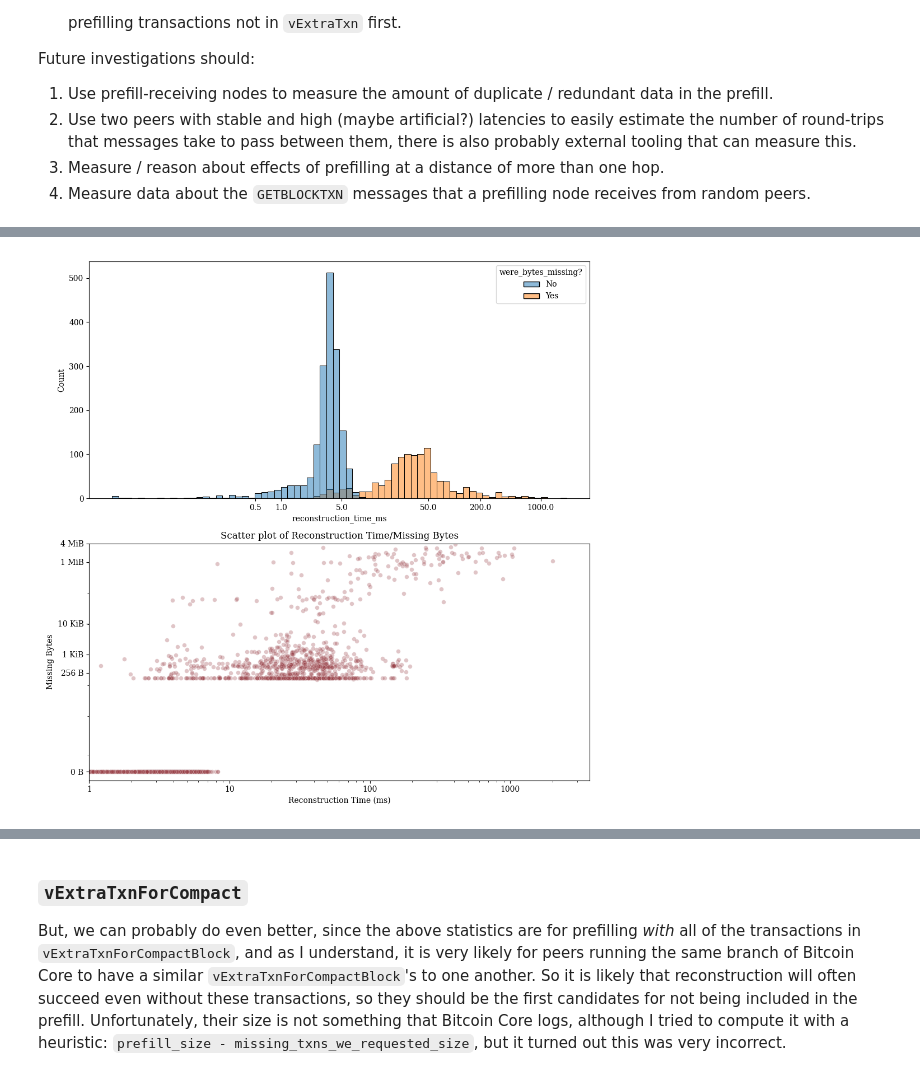
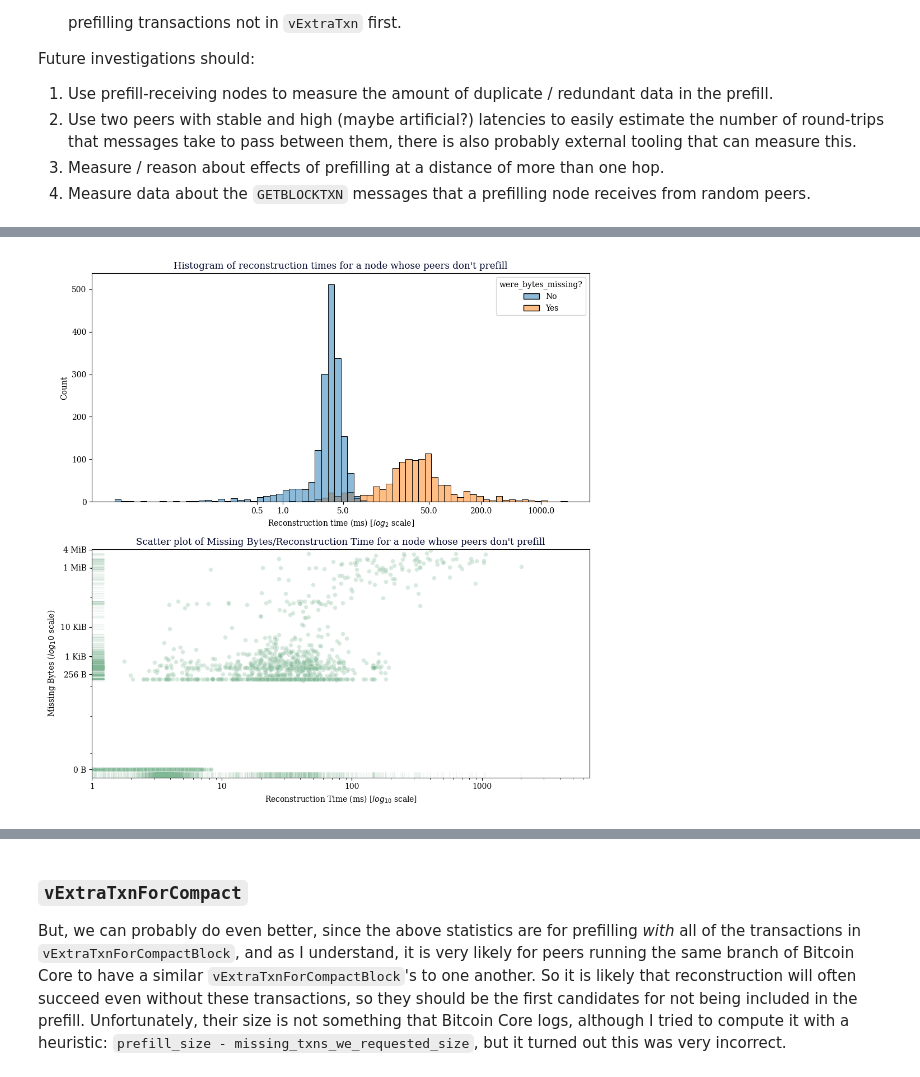
Before and after one commit to davidgumberg/logkicker, a Jupyter notebook: compactblocks/2025-07-11-first-report/Prefilling.ipynb, the cells around one changed output, grey strips where cells are left out. Drawn from its saved outputs; the diff is of its cells as text; code cells hidden in the pictures.

Commit message:
Add stats and plots functions to ipynb

```diff
--- a/compactblocks/2025-07-11-first-report/Prefilling.ipynb
+++ b/compactblocks/2025-07-11-first-report/Prefilling.ipynb
@@ -236,40 +364,42 @@ Avg reconstruction time: 25.741588ms
 # %%
 # Plot reconstruction time histogram and bytesmissing/reconstructiontime scatterplot
-histcolor = "#749940"
-prefiller_received['reconstruction_time_ms'] = prefiller_received['reconstruction_time_ns'] / 1_000_000
-prefiller_received['were_bytes_missing?'] = np.where(prefiller_received['bytes_missing'] > 0, 'Yes', 'No')
+def plot_reconstruction_histogram_and_scatterplot(received, title):
+    histcolor = "#749940"
+    received['reconstruction_time_ms'] = received['reconstruction_time_ns'] / 1_000_000
+    received['were_bytes_missing?'] = np.where(received['bytes_missing'] > 0, 'Yes', 'No')
 
-f, [ax1, ax2] = plt.subplots(2, figsize=(10,10), tight_layout=True)
-# Histplot on top
-sns.histplot(data=prefiller_received, x='reconstruction_time_ms', hue='were_bytes_missing?', ax=ax1, color=histcolor, log_scale=2, bins=70)
-ax1.xaxis.set_major_formatter(mpl.ticker.ScalarFormatter())
-ax1.set_xticks([0.5, 1, 5, 50, 200, 1000])
-cursor = Cursor(ax1, useblit=True, color='red', linewidth=1, alpha=0.1)
+    f, [ax1, ax2] = plt.subplots(2, figsize=(10,10), tight_layout=True)
+    # Histplot on top
+    sns.histplot(data=received, x='reconstruction_time_ms', hue='were_bytes_missing?', ax=ax1, color=histcolor, log_scale=2, bins=70)
+    ax1.xaxis.set_major_formatter(mpl.ticker.ScalarFormatter())
+    ax1.set_xticks([0.5, 1, 5, 50, 200, 1000])
+    ax1.set_title(f'Histogram of reconstruction times for {title}', fontdict=font)
+    ax1.xaxis.set_label_text('Reconstruction time (ms) [$log_{2}$ scale]')
 
-# Scatterplot on bottom "
-scattercolor = "#994047"
-xticks = [1, 10, 50, 100, 1000]
-yticks_bytes = [0, 256, 1024, 10*1024, 1024*1024, 4*1024*1024] # 256B, 1KB, 10KB, 100KB, 1MB, 4MB
-ytick_labels = ['0 B', '256 B', '1 KiB', '10 KiB', '1 MiB', '4 MiB']
-sns.scatterplot(data=prefiller_received, x='reconstruction_time_ms', y='bytes_missing',
-                ax=ax2, color=scattercolor, alpha=0.3, s=30)
+    # Scatterplot on bottom "
+    scattercolor = "#80b895"
+    xticks = [1, 10, 50, 100, 1000]
+    yticks_bytes = [0, 256, 1024, 10*1024, 1024*1024, 4*1024*1024] # 256B, 1KB, 10KB, 100KB, 1MB, 4MB
+    ytick_labels = ['0 B', '256 B', '1 KiB', '10 KiB', '1 MiB', '4 MiB']
+    sns.scatterplot(data=received, x='reconstruction_time_ms', y='bytes_missing',
+                    ax=ax2, color=scattercolor, alpha=0.3, s=30)
+    sns.rugplot(data=received, x='reconstruction_time_ms', y='bytes_missing',
+                    ax=ax2, color=scattercolor, alpha=0.1)
 
+    ax2.set_title(f'Scatter plot of Missing Bytes/Reconstruction Time for {title}',fontdict=font)
+    ax2.set_xlabel('Reconstruction Time (ms) [$log_{10}$ scale]')
+    ax2.set_xticks(xticks)
+    ax2.set_xscale('log')
+    ax2.set_xlim(left=1)
+    ax2.xaxis.set_major_formatter(mpl.ticker.ScalarFormatter())
 
-ax2.set_title('Scatter plot of Reconstruction Time/Missing Bytes')
+    ax2.yaxis.set_major_formatter(mpl.ticker.ScalarFormatter())
+    ax2.set_ylim(-0.5)
+    ax2.set_ylabel('Missing Bytes ($log_10$ scale)')
+    ax2.set_yscale('symlog')
+    ax2.set_yticks(yticks_bytes)
+    ax2.set_yticklabels(ytick_labels)
 
-ax2.set_xlabel('Reconstruction Time (ms)')
-ax2.set_xticks(xticks)
-ax2.set_xscale('log')
-ax2.set_xlim(left=1)
-ax2.xaxis.set_major_formatter(mpl.ticker.ScalarFormatter())
-
-ax2.yaxis.set_major_formatter(mpl.ticker.ScalarFormatter())
-ax2.set_ylim(-0.5)
-ax2.set_ylabel('Missing Bytes')
-ax2.set_yscale('symlog')
-ax2.set_yticks(yticks_bytes)
-ax2.set_yticklabels(ytick_labels)
-
-plt.show()
+plot_reconstruction_histogram_and_scatterplot(prefiller_received, "a node whose peers don't prefill")
 # %% [output]
-[figure, old version]
+[figure, new version]
```
Also changed, not shown: parts of 32 cells of this notebook.
